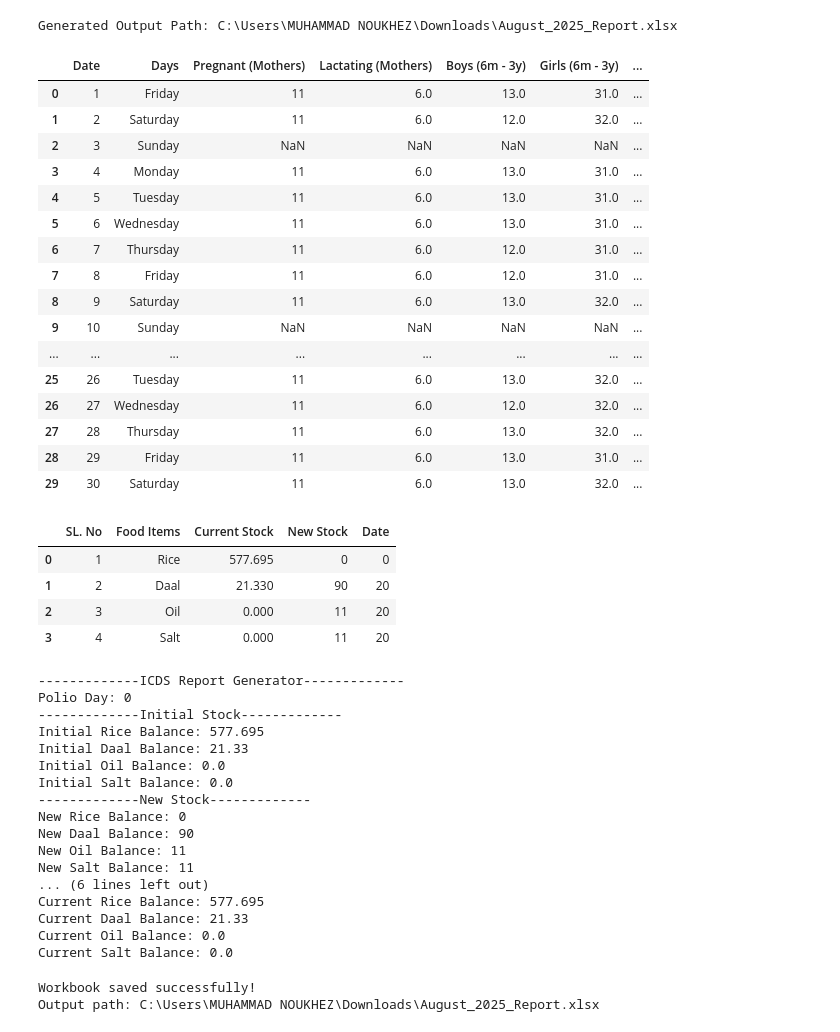
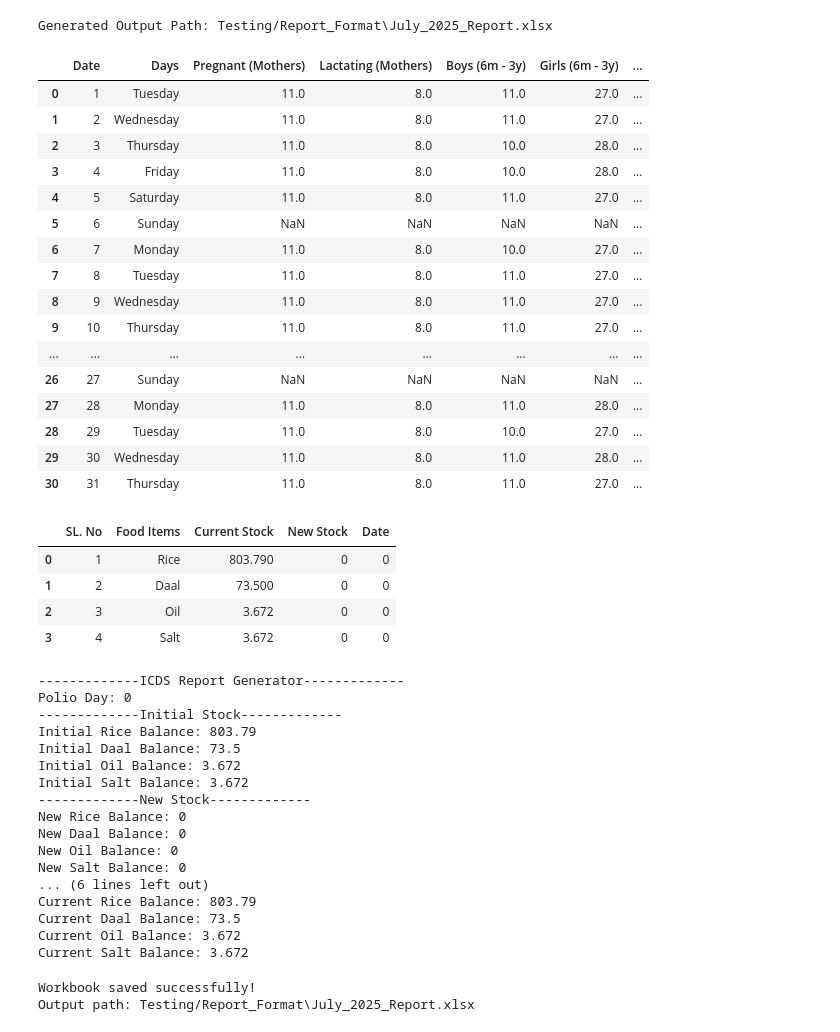
Before and after one commit to mnoukhej/ICDS, a Jupyter notebook: Code/Report_Generator.ipynb, the cells around one changed output. Saved outputs shown, nothing was run; the diff lists cells and outputs as text; code cells hidden in the pictures.

Commit message:
File path updated

```diff
--- a/Code/Report_Generator.ipynb
+++ b/Code/Report_Generator.ipynb
@@ -16,8 +17,8 @@ from datetime import datetime
 
 from holiday_list import holidays
 # %%
-file_path = r"C:\Users\MUHAMMAD NOUKHEZ\Dropbox\ICDS Report\Report_Format\July_2025_Report_Format.xlsx"
-# file_path = r"C:\Users\MUHAMMAD NOUKHEZ\Downloads\July_2025_Report_Format.xlsx"
+file_path = r"C:\Users\mnouk\Dropbox\ICDS Report\Report_Format\July_2025_Report_Format.xlsx"
+# file_path = r"C:\Users\mnouk\Downloads\July_2025_Report_Format.xlsx"
 
 
 # Extract filename from path
@@ -29,12 +30,12 @@ if match:
     month_name, year = match.groups()
     output_filename = f"{month_name}_{year}_Report.xlsx"
     # output_path = os.path.join(r"C:\Users\MUHAMMAD NOUKHEZ\Dropbox\ICDS Report\Report", output_filename)
-    output_path = os.path.join(r"C:\Users\MUHAMMAD NOUKHEZ\Downloads", output_filename)
+    output_path = os.path.join(r"Testing/Report", output_filename)
     print("Generated Output Path:", output_path)
 else:
     print("Error: Could not extract month and year from the filename.")
 # %% [output]
-Generated Output Path: C:\Users\MUHAMMAD NOUKHEZ\Downloads\August_2025_Report.xlsx
+Generated Output Path: Testing/Report_Format\July_2025_Report.xlsx
 # %%
 # Convert month name to number
 month = datetime.strptime(month_name, "%B").month  # "March" -> 3
@@ -79,33 +80,33 @@ polio_day = 0
 
 # icds_sheet.head(30)
 # %%
-icds_sheet.head(30)
+icds_sheet.head(32)
 # %% [output]
 |  | Date | Days | Pregnant (Mothers) | Lactating (Mothers) | Boys (6m - 3y) | Girls (6m - 3y) | ... |
-| 0 | 1 | Friday | 11 | 6.0 | 13.0 | 31.0 | ... |
-| 1 | 2 | Saturday | 11 | 6.0 | 12.0 | 32.0 | ... |
-| 2 | 3 | Sunday | NaN | NaN | NaN | NaN | ... |
-| 3 | 4 | Monday | 11 | 6.0 | 13.0 | 31.0 | ... |
-| 4 | 5 | Tuesday | 11 | 6.0 | 13.0 | 31.0 | ... |
-| 5 | 6 | Wednesday | 11 | 6.0 | 13.0 | 31.0 | ... |
-| 6 | 7 | Thursday | 11 | 6.0 | 12.0 | 31.0 | ... |
-| 7 | 8 | Friday | 11 | 6.0 | 12.0 | 31.0 | ... |
-| 8 | 9 | Saturday | 11 | 6.0 | 13.0 | 32.0 | ... |
-| 9 | 10 | Sunday | NaN | NaN | NaN | NaN | ... |
+| 0 | 1 | Tuesday | 11.0 | 8.0 | 11.0 | 27.0 | ... |
+| 1 | 2 | Wednesday | 11.0 | 8.0 | 11.0 | 27.0 | ... |
+| 2 | 3 | Thursday | 11.0 | 8.0 | 10.0 | 28.0 | ... |
+| 3 | 4 | Friday | 11.0 | 8.0 | 10.0 | 28.0 | ... |
+| 4 | 5 | Saturday | 11.0 | 8.0 | 11.0 | 27.0 | ... |
+| 5 | 6 | Sunday | NaN | NaN | NaN | NaN | ... |
+| 6 | 7 | Monday | 11.0 | 8.0 | 10.0 | 27.0 | ... |
+| 7 | 8 | Tuesday | 11.0 | 8.0 | 11.0 | 27.0 | ... |
+| 8 | 9 | Wednesday | 11.0 | 8.0 | 11.0 | 27.0 | ... |
+| 9 | 10 | Thursday | 11.0 | 8.0 | 11.0 | 27.0 | ... |
 | ... | ... | ... | ... | ... | ... | ... | ... |
-| 25 | 26 | Tuesday | 11 | 6.0 | 13.0 | 32.0 | ... |
-| 26 | 27 | Wednesday | 11 | 6.0 | 12.0 | 32.0 | ... |
-| 27 | 28 | Thursday | 11 | 6.0 | 13.0 | 32.0 | ... |
-| 28 | 29 | Friday | 11 | 6.0 | 13.0 | 31.0 | ... |
-| 29 | 30 | Saturday | 11 | 6.0 | 13.0 | 32.0 | ... |
+| 26 | 27 | Sunday | NaN | NaN | NaN | NaN | ... |
+| 27 | 28 | Monday | 11.0 | 8.0 | 11.0 | 28.0 | ... |
+| 28 | 29 | Tuesday | 11.0 | 8.0 | 10.0 | 27.0 | ... |
+| 29 | 30 | Wednesday | 11.0 | 8.0 | 11.0 | 28.0 | ... |
+| 30 | 31 | Thursday | 11.0 | 8.0 | 11.0 | 27.0 | ... |
 # %%
 stock_sheet.head()
 # %% [output]
 |  | SL. No | Food Items | Current Stock | New Stock | Date |
-| 0 | 1 | Rice | 577.695 | 0 | 0 |
-| 1 | 2 | Daal | 21.330 | 90 | 20 |
-| 2 | 3 | Oil | 0.000 | 11 | 20 |
-| 3 | 4 | Salt | 0.000 | 11 | 20 |
+| 0 | 1 | Rice | 803.790 | 0 | 0 |
+| 1 | 2 | Daal | 73.500 | 0 | 0 |
+| 2 | 3 | Oil | 3.672 | 0 | 0 |
+| 3 | 4 | Salt | 3.672 | 0 | 0 |
 # %%
 # polio_day = int(stock_sheet.loc[0, 'Polio Campaign Day'] ) # Extract Polio day from stock sheet
 
@@ -168,20 +169,20 @@ print("Current Salt Balance:", current_Salt_balance)
 -------------ICDS Report Generator-------------
 Polio Day: 0
 -------------Initial Stock-------------
-Initial Rice Balance: 577.695
-Initial Daal Balance: 21.33
-Initial Oil Balance: 0.0
-Initial Salt Balance: 0.0
+Initial Rice Balance: 803.79
+Initial Daal Balance: 73.5
+Initial Oil Balance: 3.672
+Initial Salt Balance: 3.672
 -------------New Stock-------------
 New Rice Balance: 0
-New Daal Balance: 90
-New Oil Balance: 11
-New Salt Balance: 11
+New Daal Balance: 0
+New Oil Balance: 0
+New Salt Balance: 0
 ... (6 lines left out)
-Current Rice Balance: 577.695
-Current Daal Balance: 21.33
-Current Oil Balance: 0.0
-Current Salt Balance: 0.0
+Current Rice Balance: 803.79
+Current Daal Balance: 73.5
+Current Oil Balance: 3.672
+Current Salt Balance: 3.672
 # %%
 # Regular expression to extract month and year
 match = re.search(r'\\([A-Za-z]+)_(\d{4})_', file_path)
@@ -643,7 +644,7 @@ print("Workbook saved successfully!")
 print(f"Output path: {output_path}")
 # %% [output]
 Workbook saved successfully!
-Output path: C:\Users\MUHAMMAD NOUKHEZ\Downloads\August_2025_Report.xlsx
+Output path: Testing/Report_Format\July_2025_Report.xlsx
 # %%
 icds_sheet.head(32)
 # %% [output]
```
Also changed, not shown: parts of 2 cells of this notebook, 4 other files.
